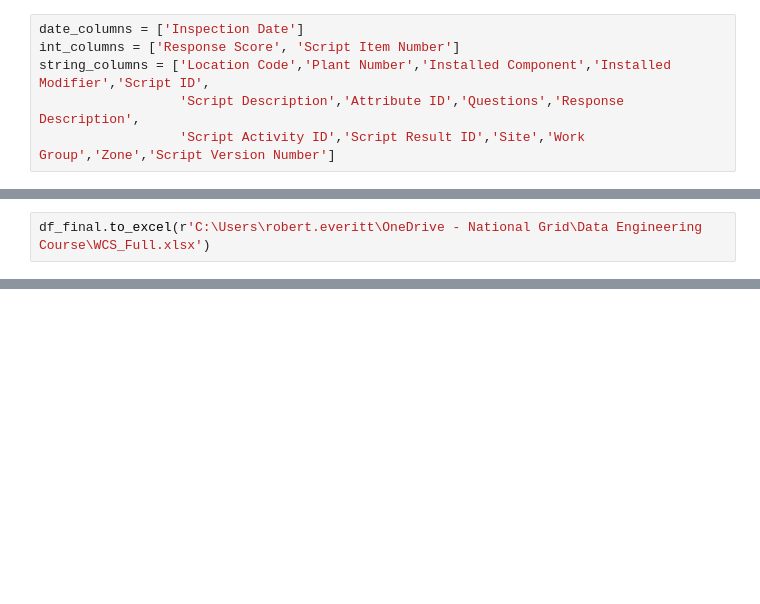
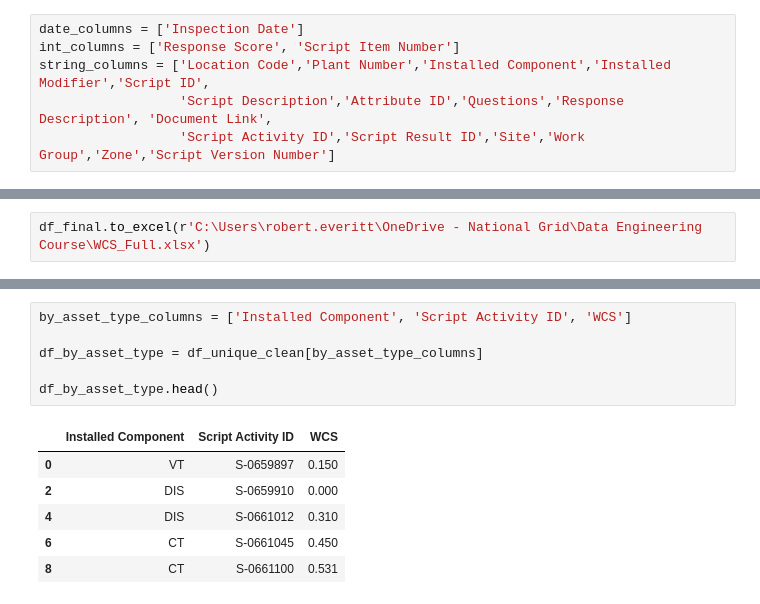
Before and after one commit to Rob1867/Project, a Jupyter notebook: Visual Condition Pipeline.ipynb, the cells around one changed output, grey strips where cells are left out. Cells and saved outputs as stored; diff of their text form; blank space fills up the shorter version.

```diff
--- a/Visual Condition Pipeline.ipynb
+++ b/Visual Condition Pipeline.ipynb
@@ -159,7 +165,7 @@ Define column types
 date_columns = ['Inspection Date']
 int_columns = ['Response Score', 'Script Item Number']
 string_columns = ['Location Code','Plant Number','Installed Component','Installed Modifier','Script ID',
-                  'Script Description','Attribute ID','Questions','Response Description',
+                  'Script Description','Attribute ID','Questions','Response Description', 'Document Link',
                   'Script Activity ID','Script Result ID','Site','Work Group','Zone','Script Version Number']
 # %% [markdown]
 Convert data types based on column types above
@@ -451,0 +707,13 @@ df_final.to_excel(r'C:\Users\robert.everitt\OneDrive - National Grid\Data Engine
+# %%
+by_asset_type_columns = ['Installed Component', 'Script Activity ID', 'WCS']
+
+df_by_asset_type = df_unique_clean[by_asset_type_columns]
+
+df_by_asset_type.head()
+# %% [output]
+|  | Installed Component | Script Activity ID | WCS |
+| 0 | VT | S-0659897 | 0.150 |
+| 2 | DIS | S-0659910 | 0.000 |
+| 4 | DIS | S-0661012 | 0.310 |
+| 6 | CT | S-0661045 | 0.450 |
+| 8 | CT | S-0661100 | 0.531 |
```
Also changed, not shown: parts of 64 cells of this notebook, 8 other files.
